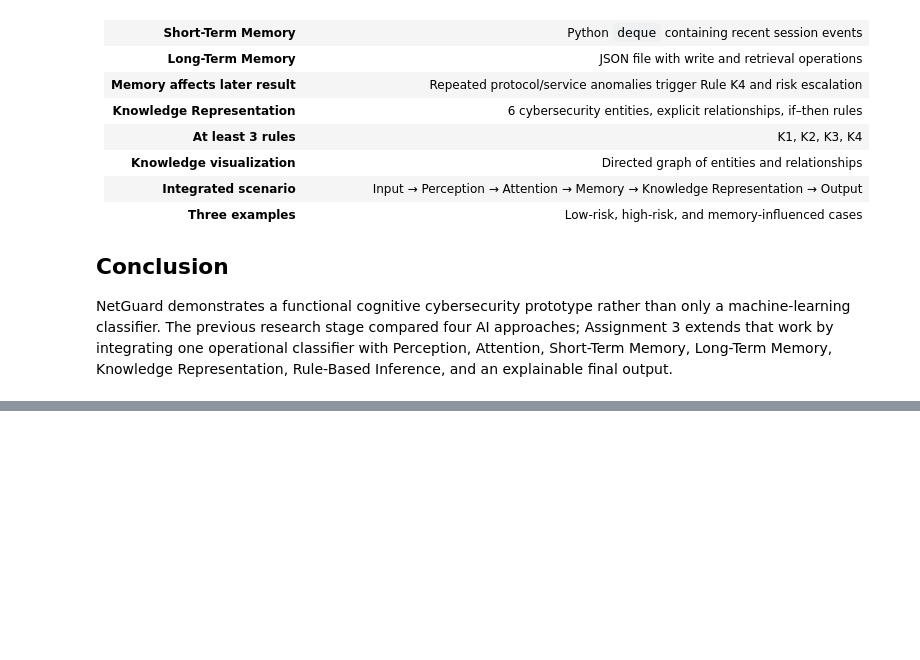
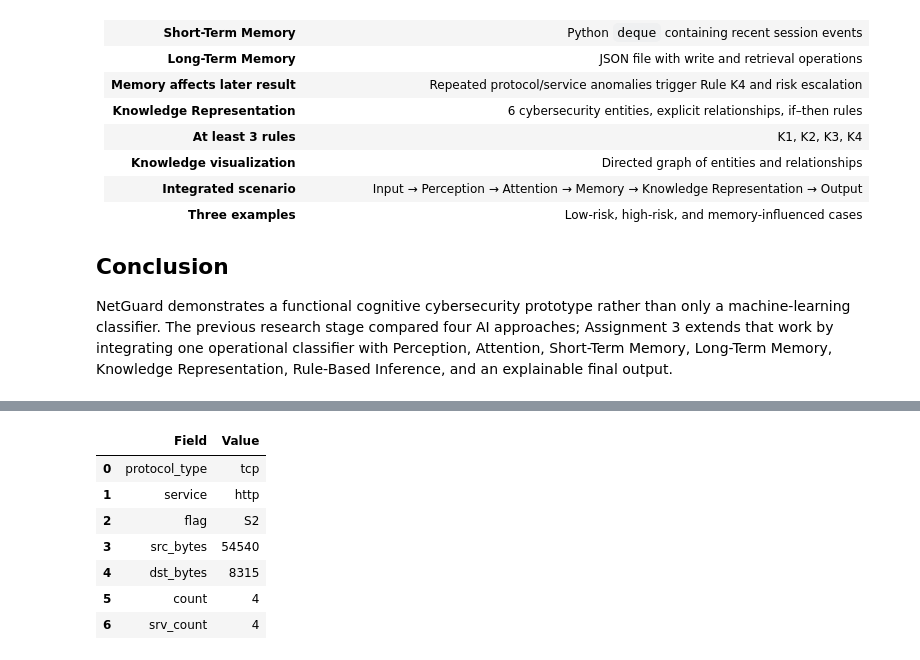
Before and after one commit to Mad03633/NetGuard, a Jupyter notebook: notebook/cognitive.ipynb, the cells around one changed output, grey strips where cells are left out. Cells and saved outputs as stored; diff of their text form; code cells hidden in the pictures; blank space fills up the shorter version.

```diff
--- a/notebook/cognitive.ipynb
+++ b/notebook/cognitive.ipynb
@@ -1057,0 +1691,73 @@ NetGuard demonstrates a functional cognitive cybersecurity prototype rather than
+# %%
+# ============================================================
+# STEP 1 — SAME CONNECTION, EMPTY LONG-TERM MEMORY
+# ============================================================
+
+# Reset ONLY the separate demo-memory file
+if DEMO_MEMORY_PATH.exists():
+    DEMO_MEMORY_PATH.unlink()
+
+demo_long_memory = LongTermMemory(
+    DEMO_MEMORY_PATH
+)
+
+demo_short_memory = ShortTermMemory(
+    max_events=5
+)
+
+before_memory = run_netguard(
+    raw_record=memory_raw,
+    event_id=f"demo_{memory_case_index}",
+    short_memory=demo_short_memory,
+    long_memory=demo_long_memory,
+    persist=False
+)
+
+print("=" * 65)
+print("STEP 1 — BEFORE HISTORICAL MEMORY")
+print("=" * 65)
+
+print("\nNETWORK CONNECTION")
+display(
+    pd.DataFrame(
+        before_memory["input"].items(),
+        columns=["Field", "Value"]
+    )
+)
+
+print("\nATTENTION — TOP 5 FEATURES")
+display(
+    before_memory["attention"][
+        ["feature", "importance", "raw_value"]
+    ]
+)
+
+print("\nAI + MEMORY + RULES")
+
+before_summary = pd.DataFrame([{
+    "Anomaly probability":
+        round(before_memory["probability"], 4),
+
+    "Prediction":
+        before_memory["prediction"],
+
+    "Previous similar anomalies":
+        before_memory["previous_similar_anomalies"],
+
+    "Rules":
+        ", ".join(before_memory["fired_rules"]),
+
+    "Base risk":
+        before_memory["base_risk"],
+
+    "Final risk":
+        before_memory["final_risk"]
+}])
+
+display(before_summary)
+
+print(
+    "\nRecommendation:",
+    before_memory["recommendation"]
+)
+# %% [output]
@@ -1057,0 +1769,8 @@ NetGuard demonstrates a functional cognitive cybersecurity prototype rather than
+|  | Field | Value |
+| 0 | protocol_type | tcp |
+| 1 | service | http |
+| 2 | flag | S2 |
+| 3 | src_bytes | 54540 |
+| 4 | dst_bytes | 8315 |
+| 5 | count | 4 |
+| 6 | srv_count | 4 |
```
Also changed, not shown: parts of 13 cells of this notebook.
